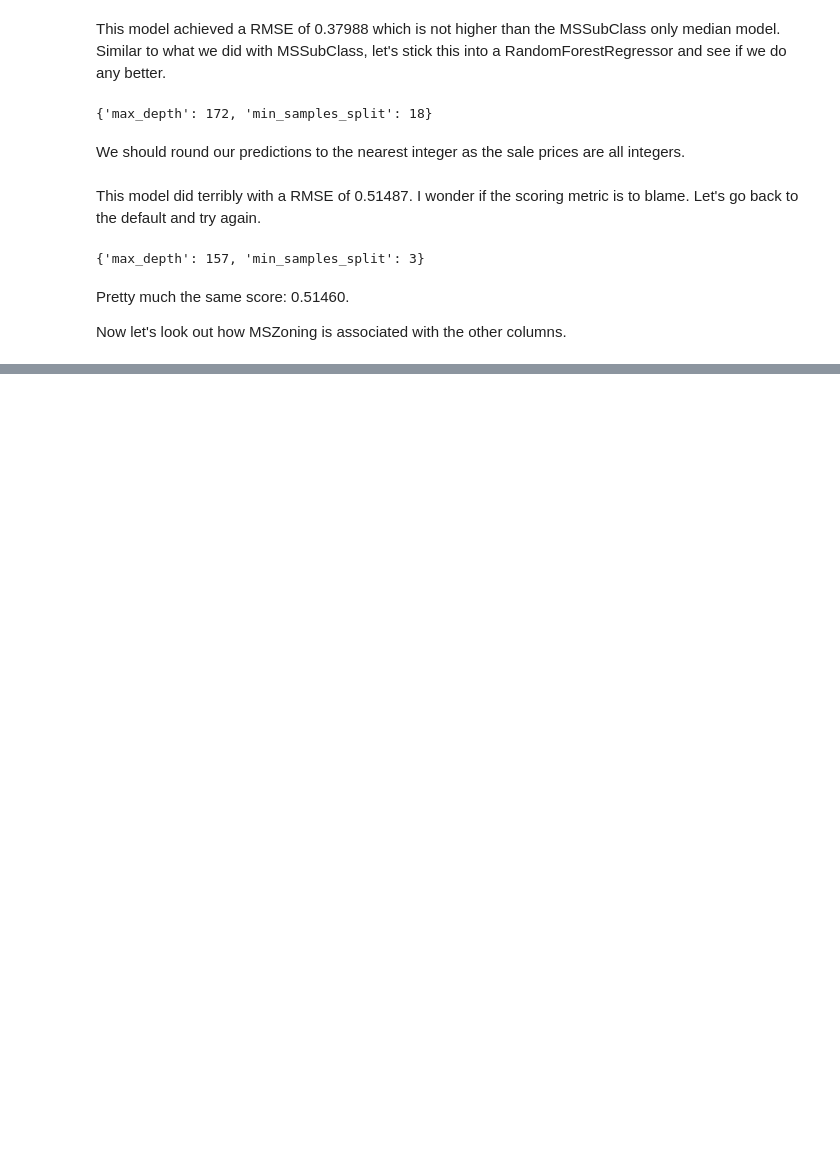
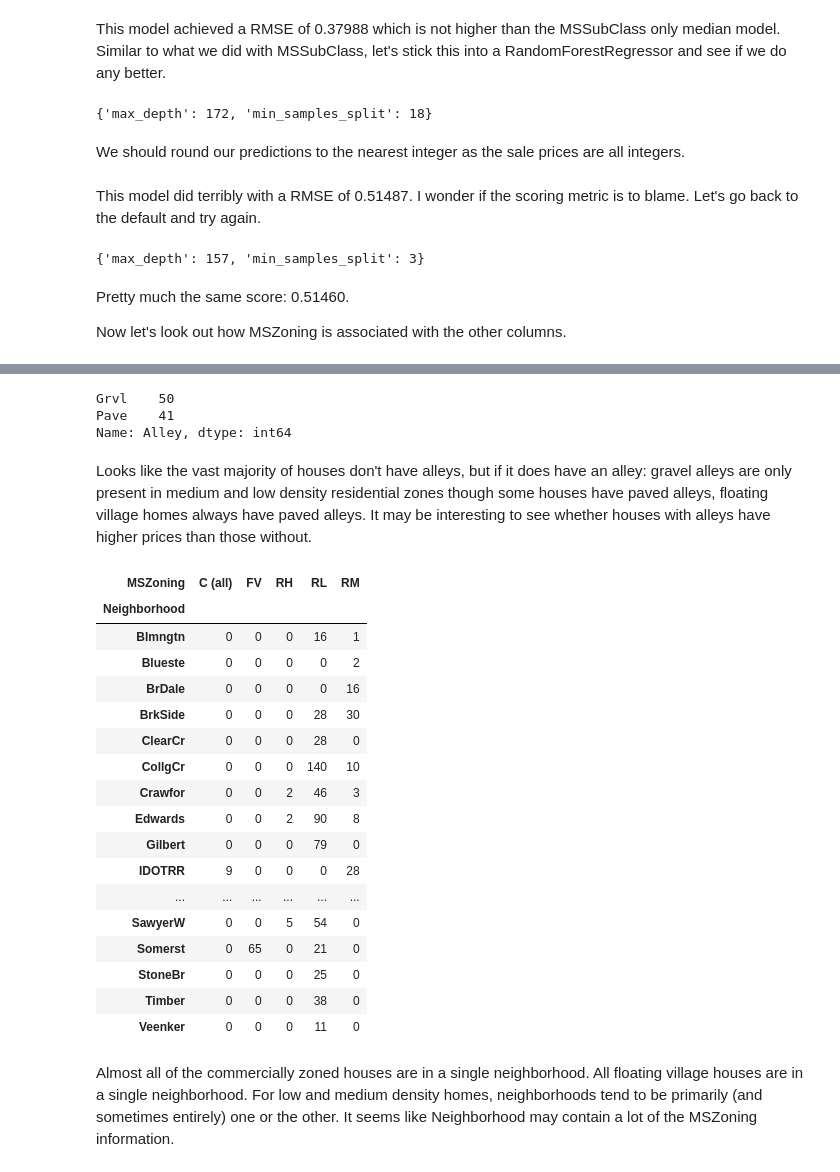
Before and after one commit to danielhertenstein/kaggle, a Jupyter notebook: house_prices/single_variable/MSZoning.ipynb, the cells around one changed output, grey strips where cells are left out. Saved outputs shown, nothing was run; the diff lists cells and outputs as text; code cells hidden in the pictures; blank space fills up the shorter version.

Commit message:
Starts on MSZoning variable associations

```diff
--- a/house_prices/single_variable/MSZoning.ipynb
+++ b/house_prices/single_variable/MSZoning.ipynb
@@ -158,3 +158,5 @@ submission_df.to_csv('submission.csv')
 Pretty much the same score: 0.51460.
 
 Now let's look out how MSZoning is associated with the other columns.
+# %%
+train = pd.read_csv('../data/train.csv', index_col=0)
@@ -160,0 +195,31 @@ Now let's look out how MSZoning is associated with the other columns.
+# %%
+train['Alley'].value_counts()
+# %% [output]
+Grvl    50
+Pave    41
+Name: Alley, dtype: int64
+# %% [markdown]
+Looks like the vast majority of houses don't have alleys, but if it does have an alley: gravel alleys are only present in medium and low density residential zones though some houses have paved alleys, floating village homes always have paved alleys. It may be interesting to see whether houses with alleys have higher prices than those without.
+# %%
+pd.crosstab(train['Neighborhood'], train['MSZoning'])
+# %% [output]
+| MSZoning | C (all) | FV | RH | RL | RM |
+| Neighborhood |  |  |  |  |  |
+| Blmngtn | 0 | 0 | 0 | 16 | 1 |
+| Blueste | 0 | 0 | 0 | 0 | 2 |
+| BrDale | 0 | 0 | 0 | 0 | 16 |
+| BrkSide | 0 | 0 | 0 | 28 | 30 |
+| ClearCr | 0 | 0 | 0 | 28 | 0 |
+| CollgCr | 0 | 0 | 0 | 140 | 10 |
+| Crawfor | 0 | 0 | 2 | 46 | 3 |
+| Edwards | 0 | 0 | 2 | 90 | 8 |
+| Gilbert | 0 | 0 | 0 | 79 | 0 |
+| IDOTRR | 9 | 0 | 0 | 0 | 28 |
+| ... | ... | ... | ... | ... | ... |
+| SawyerW | 0 | 0 | 5 | 54 | 0 |
+| Somerst | 0 | 65 | 0 | 21 | 0 |
+| StoneBr | 0 | 0 | 0 | 25 | 0 |
+| Timber | 0 | 0 | 0 | 38 | 0 |
+| Veenker | 0 | 0 | 0 | 11 | 0 |
+# %% [markdown]
+Almost all of the commercially zoned houses are in a single neighborhood. All floating village houses are in a single neighborhood. For low and medium density homes, neighborhoods tend to be primarily (and sometimes entirely) one or the other. It seems like Neighborhood may contain a lot of the MSZoning information.
```
Also changed, not shown: parts of 3 cells of this notebook.
